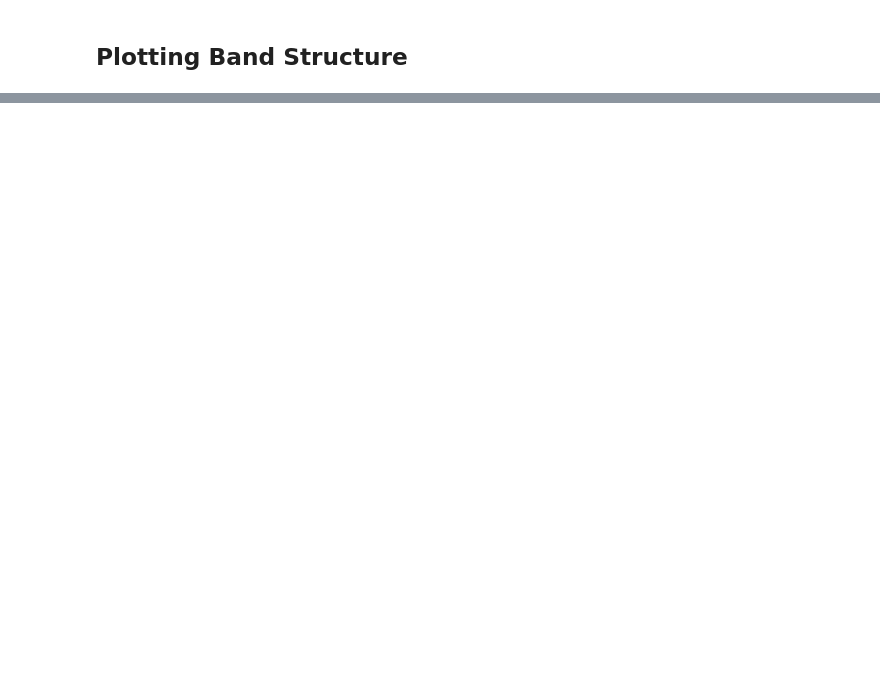
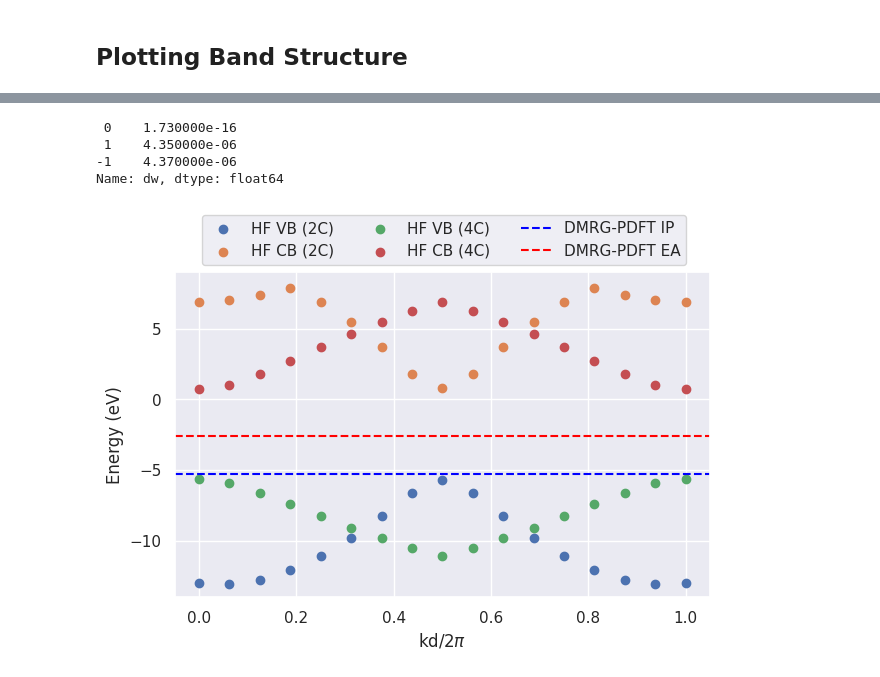
Before and after one commit to GagliardiGroup/periodiclas, a Jupyter notebook: pacircle_band_structure.ipynb, the cells around one changed output, grey strips where cells are left out. Saved outputs shown, nothing was run; the diff lists cells and outputs as text; code cells hidden in the pictures; blank space fills up the shorter version.

```diff
--- a/pacircle_band_structure.ipynb
+++ b/pacircle_band_structure.ipynb
@@ -70,0 +199,32 @@ np.round(df,2)
+# %%
+from tools.util import LASdata, DMRGdata, PeriodicData
+per = PeriodicData("logs/periodic_HF_frag2C_24_k16.csv")
+e,k = per.get_homo()
+plt.scatter(k,e,label="HF VB (2C)")
+e,k = per.get_lumo()
+plt.scatter(k,e,label="HF CB (2C)")
+
+per = PeriodicData("logs/periodic_HF_frag4C_24_k16.csv")
+e,k = per.get_homo()
+plt.scatter(k,e,label="HF VB (4C)")
+e,k = per.get_lumo()
+plt.scatter(k,e,label="HF CB (4C)")
+
+dmrg = DMRGdata("logs/pa16_d24_m500.csv")
+plt.axhline(dmrg.homo,linestyle="--",color="blue",label="DMRG-PDFT IP")
+plt.axhline(dmrg.lumo,linestyle="--",color="red",label="DMRG-PDFT EA")
+
+plt.legend(bbox_to_anchor=(0.97,1.2),ncols=3)
+plt.ylim(-14,9)
+
+plt.ylabel("Energy (eV)")
+plt.xlabel("kd/2$\pi$")
+# plt.annotate("D",(0,4),fontsize=20)
+plt.tight_layout()
+plt.savefig("figures/pa32c_hf_band_structures.png",dpi=500)
+# %% [output]
+ 0    1.730000e-16
+ 1    4.350000e-06
+-1    4.370000e-06
+Name: dw, dtype: float64
+[figure, added]
```
Also changed, not shown: parts of 17 cells of this notebook, 35 other files.
